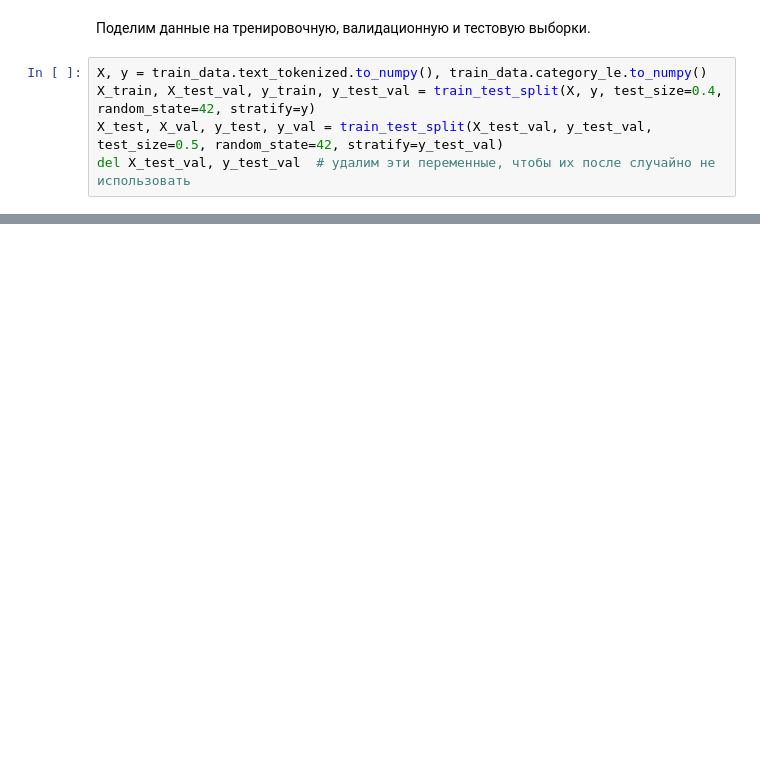
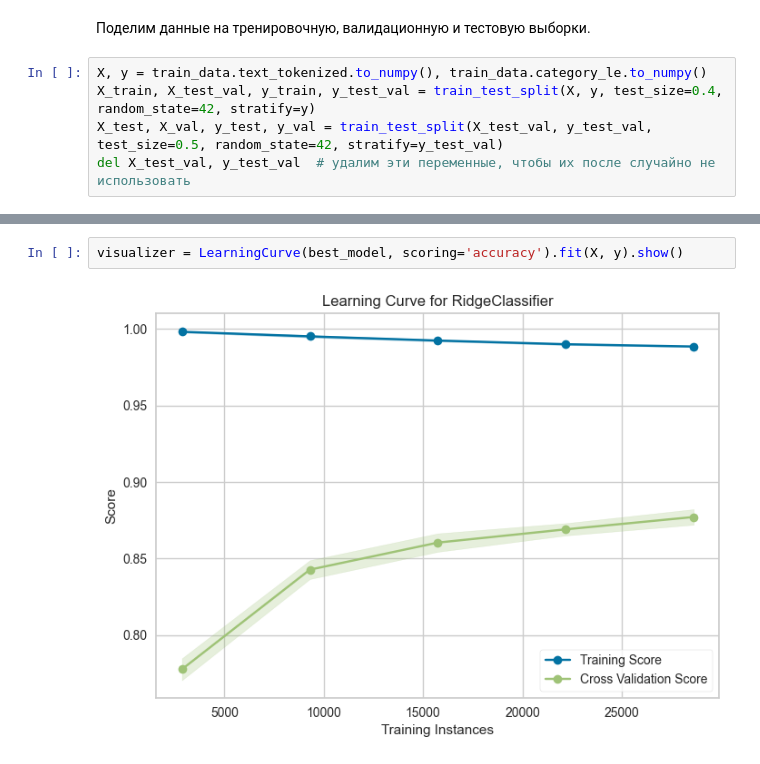
Before and after one commit to kekwak/Coursework-2024, a Jupyter notebook: main.ipynb, the cells around one changed output, grey strips where cells are left out. Saved outputs shown, nothing was run; the diff lists cells and outputs as text; blank space fills up the shorter version.

```diff
--- a/main.ipynb
+++ b/main.ipynb
@@ -550,0 +525,4 @@ sum([score(it, ip, len(y_test)) for it, ip in zip(y_test, y_pred)])
+# %%
+visualizer = LearningCurve(best_model, scoring='accuracy').fit(X, y).show()
+# %% [output]
+[figure, added]
```
Also changed, not shown: parts of 77 cells of this notebook.
